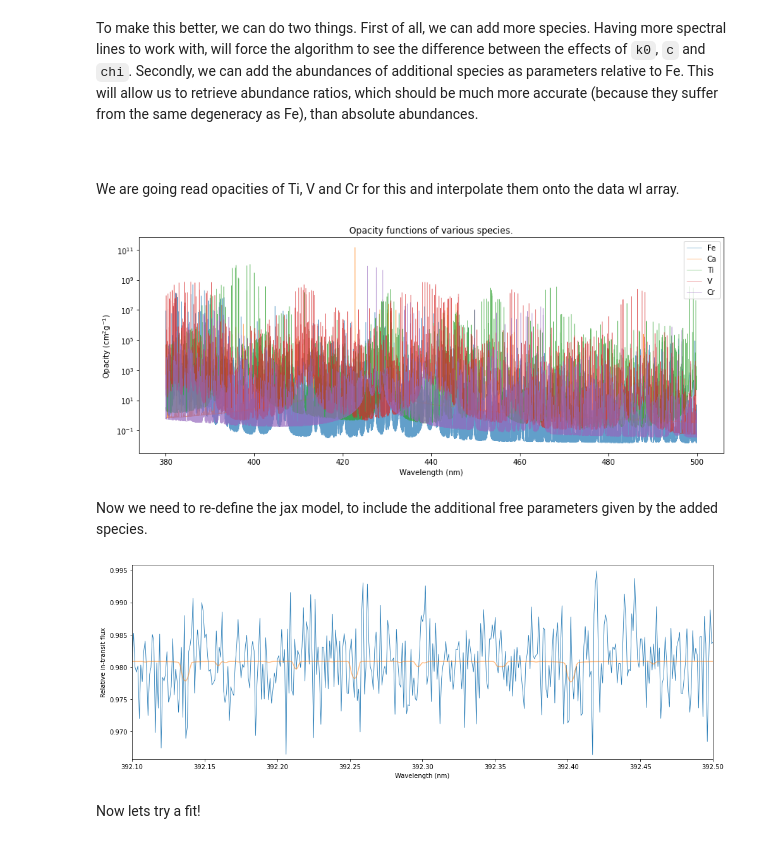
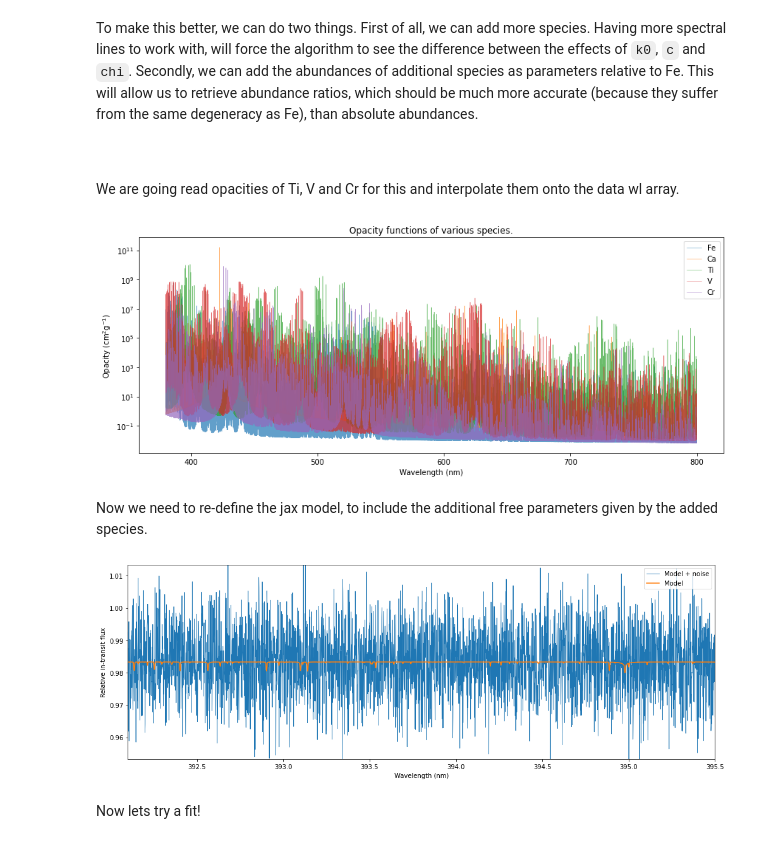
Before and after one commit to Hoeijmakers/jax-hires-coffee, a Jupyter notebook: hires-demo.ipynb, the cells around one changed output. Cells and saved outputs as stored; diff of their text form; code cells hidden in the pictures.

```diff
--- a/hires-demo.ipynb
+++ b/hires-demo.ipynb
@@ -67,7 +67,7 @@ plt.show()
 ### Interpolating the opacity function onto the data wavelength array.
 # %%
 # Create a linearly spaced `DeviceArray` object, which is going to be our wavelength array.
-wl = jnp.linspace(380, 500, 120_000)#60,000 points on a 60nm bandpass == 300k points on a 300nm bandpass.
+wl = jnp.linspace(380, 800, 400_000)#60,000 points on a 60nm bandpass == 300k points on a 300nm bandpass.
 
 
 k_Fe_i = interp.interp1d(k_wl,k_Fe)(wl)#This interpolation is done once, assuming that no resolving power is lost.
@@ -104,7 +104,7 @@ R0 = 1.8*RJ
 M0 = 1.2*MJ
 k = const.k_B.cgs.value
 m = 2.33*const.u.cgs.value
-Rs = 1.4*Rsun
+Rs = 1.5*Rsun
 g = G*M0 / R0**2
 # %% [markdown]
 
@@ -392,7 +386,7 @@ plt.legend()
 plt.tight_layout()
 plt.show()
 # %% [output]
-[figure, old version]
+[figure, new version]
 # %% [markdown]
 Now we need to re-define the jax model, to include the additional free parameters given by the added species.
 # %%
@@ -417,25 +411,26 @@ def chi2_jax_adv(p, x1, x2, x3, x4, x5, y, yerr):
 # %%
 true_p = [2550.0,-5.1,0.3,-1.1,-2.0,-1.8,-2.1,1.0]#T, log(chi_fe), log(chi_ca/chi_fe), log(chi_ti/chi_fe), log(chi_v/chi_fe), log(chi_cr/chi_fe), k0, c.
 
-SNR = 200.0
+SNR = 100.0
 x = wl
 y1 = model_jax_adv(true_p,k_Fe_i,k_Ca_i,k_Ti_i,k_V_i,k_Cr_i)
 yerr = 1.0/SNR
 y = y1 + np.random.normal(scale=yerr, size=(len(x)))
 
 yrange = np.max([3*yerr,np.abs(np.max(y1)-np.min(y1))])
 
 plt.figure(figsize=(14,5))
-plt.plot(x, y,linewidth=0.8)
-plt.plot(x,y1,alpha=0.5)
-plt.xlim(392.1,392.5)
+plt.plot(x, y,linewidth=0.8,label='Model + noise')
+plt.plot(x,y1,alpha=1,label='Model')
+plt.xlim(392.1,395.5)
 plt.ylim(np.mean(y)-yrange,np.mean(y)+yrange)
 plt.xlabel('Wavelength (nm)')
 plt.ylabel('Relative in-transit flux')
+plt.legend(loc='upper right')
 plt.tight_layout()
 plt.show()
 # %% [output]
-[figure, old version]
+[figure, new version]
 # %% [markdown]
 Now lets try a fit!
 # %%
```
Also changed, not shown: parts of 13 cells of this notebook, 8 other files.
